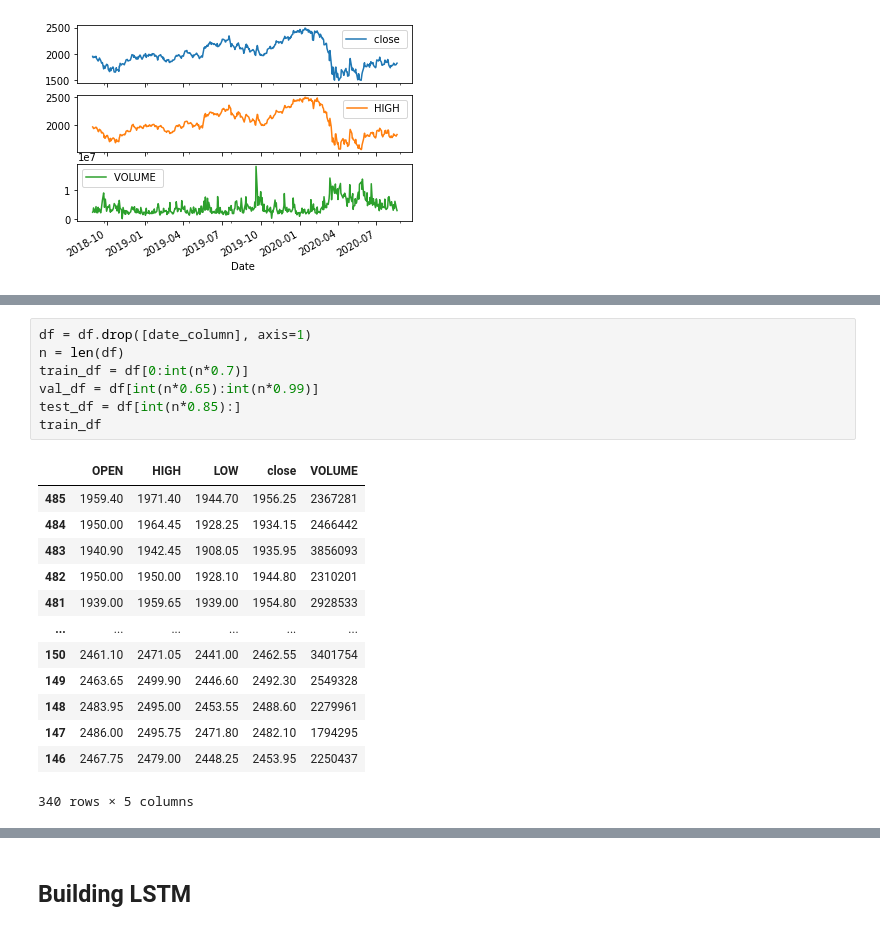
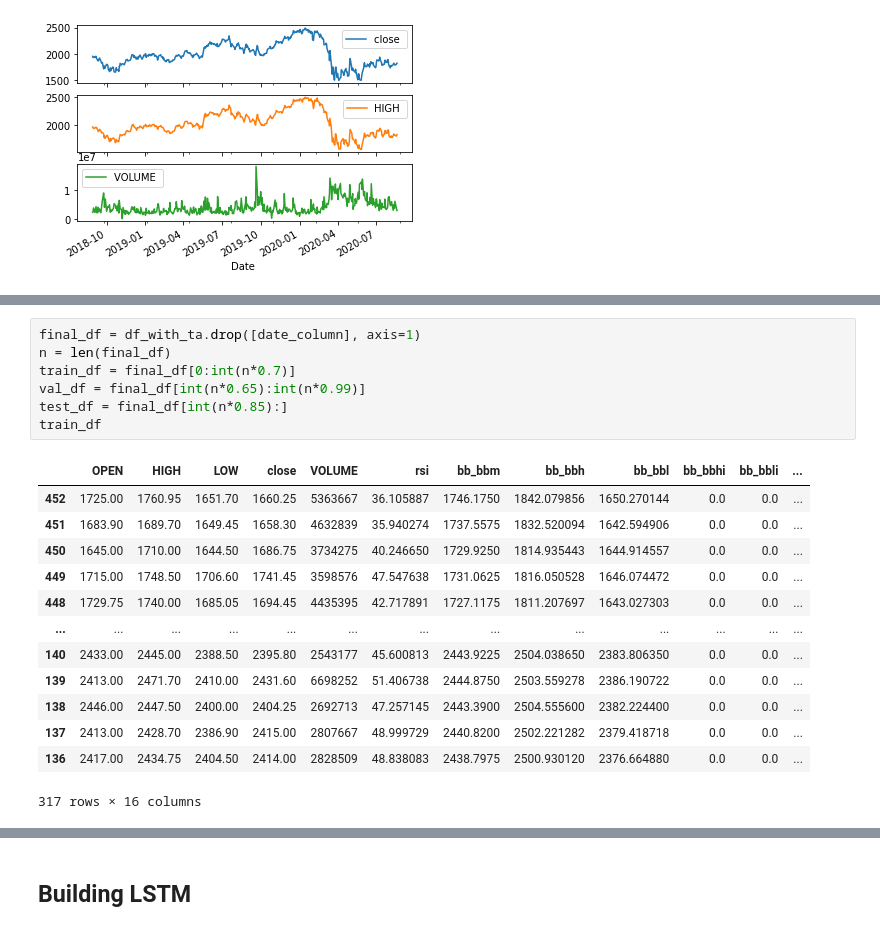
Before and after one commit to algotradeX/atx-sim-pylab, a Jupyter notebook: deeplearning/notebooks/rnn-lstm-tfv2.ipynb, the cells around one changed output, grey strips where cells are left out. Saved outputs shown, nothing was run; the diff lists cells and outputs as text.

Commit message:
Add ta indicators dependency, add indicators to dataframe and optimize model

```diff
--- a/deeplearning/notebooks/rnn-lstm-tfv2.ipynb
+++ b/deeplearning/notebooks/rnn-lstm-tfv2.ipynb
@@ -67,24 +127,24 @@ _ = plot_features.plot(subplots=True)
 # %%
-df = df.drop([date_column], axis=1)
-n = len(df)
-train_df = df[0:int(n*0.7)]
-val_df = df[int(n*0.65):int(n*0.99)]
-test_df = df[int(n*0.85):]
+final_df = df_with_ta.drop([date_column], axis=1)
+n = len(final_df)
+train_df = final_df[0:int(n*0.7)]
+val_df = final_df[int(n*0.65):int(n*0.99)]
+test_df = final_df[int(n*0.85):]
 train_df
 # %% [output]
-|  | OPEN | HIGH | LOW | close | VOLUME |
-| 485 | 1959.40 | 1971.40 | 1944.70 | 1956.25 | 2367281 |
-| 484 | 1950.00 | 1964.45 | 1928.25 | 1934.15 | 2466442 |
-| 483 | 1940.90 | 1942.45 | 1908.05 | 1935.95 | 3856093 |
-| 482 | 1950.00 | 1950.00 | 1928.10 | 1944.80 | 2310201 |
-| 481 | 1939.00 | 1959.65 | 1939.00 | 1954.80 | 2928533 |
-| ... | ... | ... | ... | ... | ... |
-| 150 | 2461.10 | 2471.05 | 2441.00 | 2462.55 | 3401754 |
-| 149 | 2463.65 | 2499.90 | 2446.60 | 2492.30 | 2549328 |
-| 148 | 2483.95 | 2495.00 | 2453.55 | 2488.60 | 2279961 |
-| 147 | 2486.00 | 2495.75 | 2471.80 | 2482.10 | 1794295 |
-| 146 | 2467.75 | 2479.00 | 2448.25 | 2453.95 | 2250437 |
+|  | OPEN | HIGH | LOW | close | VOLUME | rsi | bb_bbm | bb_bbh | bb_bbl | bb_bbhi | bb_bbli | ... |
+| 452 | 1725.00 | 1760.95 | 1651.70 | 1660.25 | 5363667 | 36.105887 | 1746.1750 | 1842.079856 | 1650.270144 | 0.0 | 0.0 | ... |
+| 451 | 1683.90 | 1689.70 | 1649.45 | 1658.30 | 4632839 | 35.940274 | 1737.5575 | 1832.520094 | 1642.594906 | 0.0 | 0.0 | ... |
+| 450 | 1645.00 | 1710.00 | 1644.50 | 1686.75 | 3734275 | 40.246650 | 1729.9250 | 1814.935443 | 1644.914557 | 0.0 | 0.0 | ... |
+| 449 | 1715.00 | 1748.50 | 1706.60 | 1741.45 | 3598576 | 47.547638 | 1731.0625 | 1816.050528 | 1646.074472 | 0.0 | 0.0 | ... |
+| 448 | 1729.75 | 1740.00 | 1685.05 | 1694.45 | 4435395 | 42.717891 | 1727.1175 | 1811.207697 | 1643.027303 | 0.0 | 0.0 | ... |
+| ... | ... | ... | ... | ... | ... | ... | ... | ... | ... | ... | ... | ... |
+| 140 | 2433.00 | 2445.00 | 2388.50 | 2395.80 | 2543177 | 45.600813 | 2443.9225 | 2504.038650 | 2383.806350 | 0.0 | 0.0 | ... |
+| 139 | 2413.00 | 2471.70 | 2410.00 | 2431.60 | 6698252 | 51.406738 | 2444.8750 | 2503.559278 | 2386.190722 | 0.0 | 0.0 | ... |
+| 138 | 2446.00 | 2447.50 | 2400.00 | 2404.25 | 2692713 | 47.257145 | 2443.3900 | 2504.555600 | 2382.224400 | 0.0 | 0.0 | ... |
+| 137 | 2413.00 | 2428.70 | 2386.90 | 2415.00 | 2807667 | 48.999729 | 2440.8200 | 2502.221282 | 2379.418718 | 0.0 | 0.0 | ... |
+| 136 | 2417.00 | 2434.75 | 2404.50 | 2414.00 | 2828509 | 48.838083 | 2438.7975 | 2500.930120 | 2376.664880 | 0.0 | 0.0 | ... |
-340 rows × 5 columns
+317 rows × 16 columns
 # %%
 scaler = MinMaxScaler()
 scaled_train_df = scaler.fit_transform(train_df)
```
Also changed, not shown: parts of 17 cells of this notebook, 2 other files.
